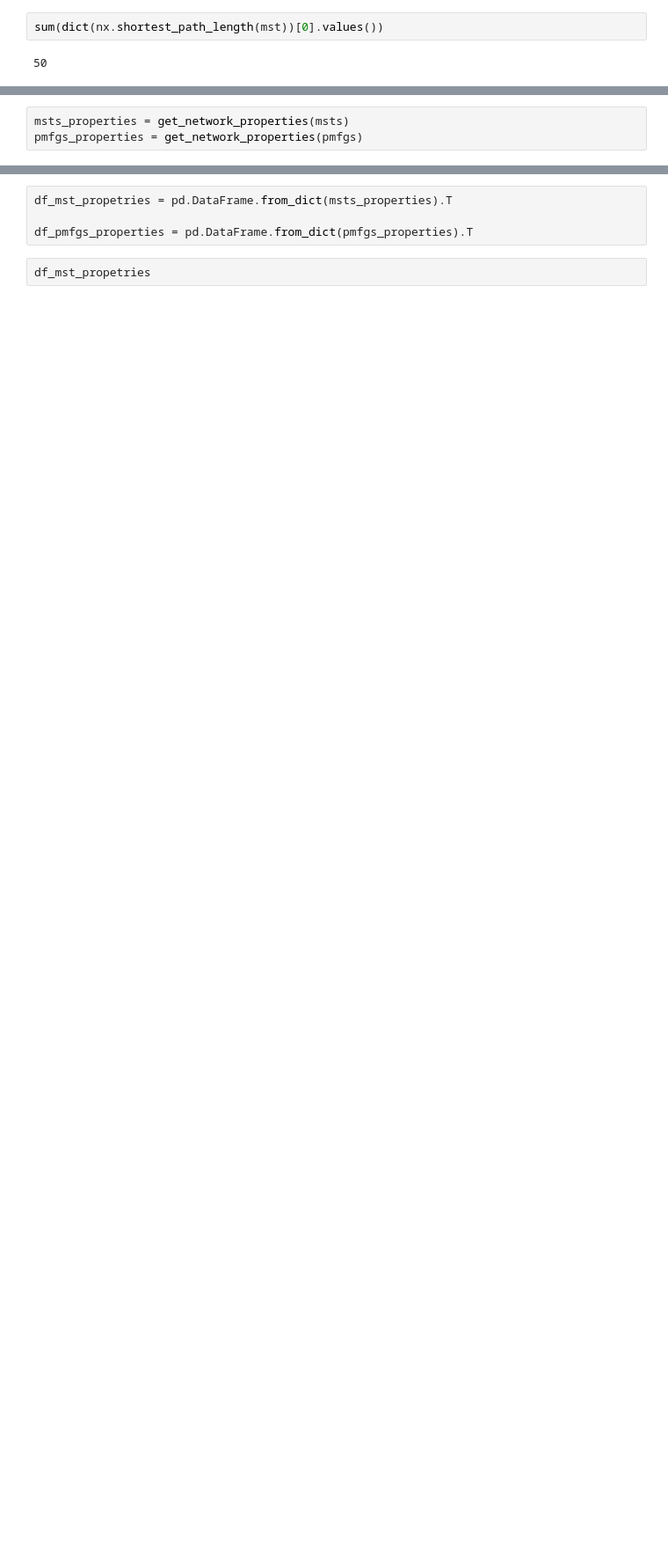
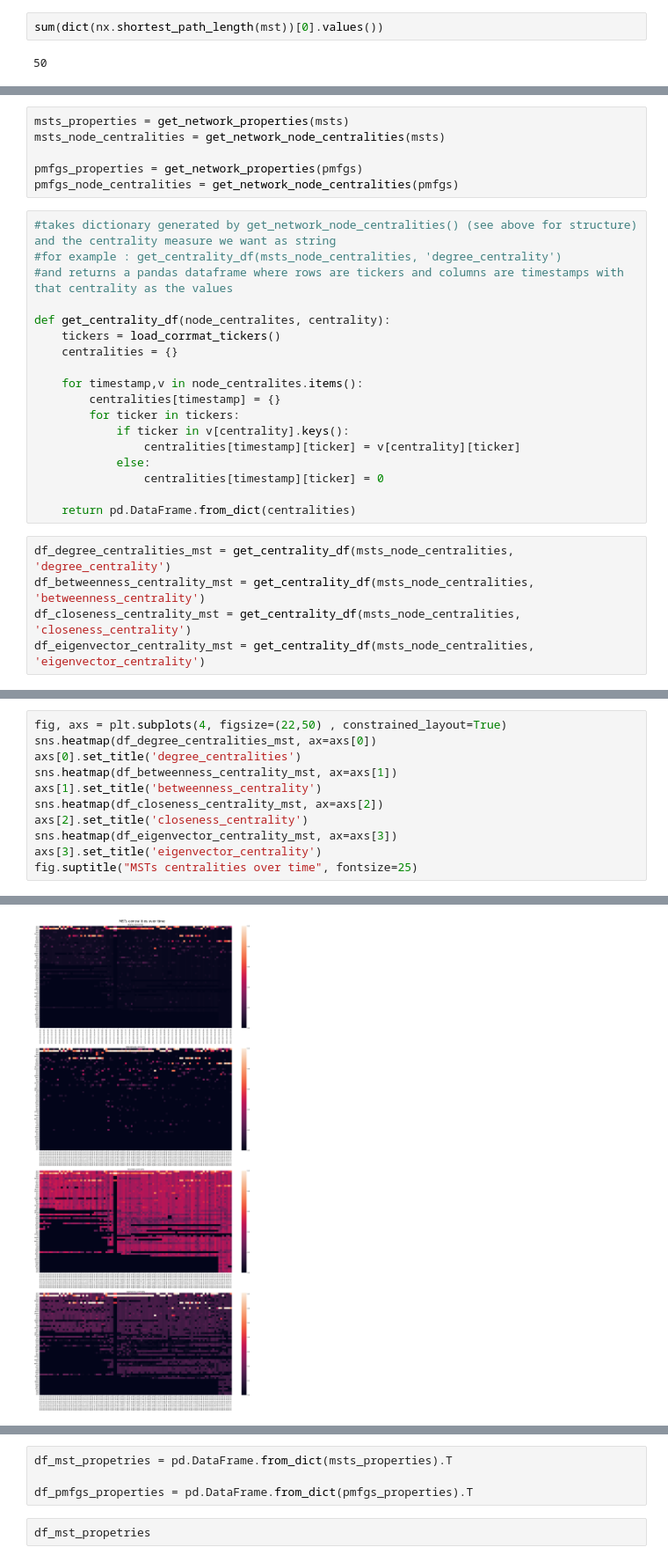
Before and after one commit to marcodipanfilo/network_science_project, a Jupyter notebook: 4-network-properties.ipynb, the cells around one changed output, grey strips where cells are left out. Shown at 88% size. Saved outputs shown, nothing was run; the diff lists cells and outputs as text; blank space fills up the shorter version.

```diff
--- a/4-network-properties.ipynb
+++ b/4-network-properties.ipynb
@@ -60,3 +146,29 @@ def get_network_properties(network_dict):
 # %%
 msts_properties = get_network_properties(msts)
+msts_node_centralities = get_network_node_centralities(msts)
+
 pmfgs_properties = get_network_properties(pmfgs)
+pmfgs_node_centralities = get_network_node_centralities(pmfgs)
+# %%
+#takes dictionary generated by get_network_node_centralities() (see above for structure) and the centrality measure we want as string
+#for example : get_centrality_df(msts_node_centralities, 'degree_centrality')
+#and returns a pandas dataframe where rows are tickers and columns are timestamps with that centrality as the values
+
+def get_centrality_df(node_centralites, centrality):
+    tickers = load_corrmat_tickers()
+    centralities = {}
+
+    for timestamp,v in node_centralites.items():
+        centralities[timestamp] = {}
+        for ticker in tickers:
+            if ticker in v[centrality].keys():
+                centralities[timestamp][ticker] = v[centrality][ticker]
+            else:
+                centralities[timestamp][ticker] = 0
+
+    return pd.DataFrame.from_dict(centralities)
+# %%
+df_degree_centralities_mst = get_centrality_df(msts_node_centralities, 'degree_centrality')
+df_betweenness_centrality_mst = get_centrality_df(msts_node_centralities, 'betweenness_centrality')
+df_closeness_centrality_mst = get_centrality_df(msts_node_centralities, 'closeness_centrality')
+df_eigenvector_centrality_mst = get_centrality_df(msts_node_centralities, 'eigenvector_centrality')
@@ -62,0 +180,12 @@ pmfgs_properties = get_network_properties(pmfgs)
+# %%
+fig, axs = plt.subplots(4, figsize=(22,50) , constrained_layout=True)
+sns.heatmap(df_degree_centralities_mst, ax=axs[0])
+axs[0].set_title('degree_centralities')
+sns.heatmap(df_betweenness_centrality_mst, ax=axs[1])
+axs[1].set_title('betweenness_centrality')
+sns.heatmap(df_closeness_centrality_mst, ax=axs[2])
+axs[2].set_title('closeness_centrality')
+sns.heatmap(df_eigenvector_centrality_mst, ax=axs[3])
+axs[3].set_title('eigenvector_centrality')
+fig.suptitle("MSTs centralities over time", fontsize=25)
+# %% [output]
@@ -62,0 +193 @@ pmfgs_properties = get_network_properties(pmfgs)
+[figure, added]
```
Also changed, not shown: parts of 21 cells of this notebook.
